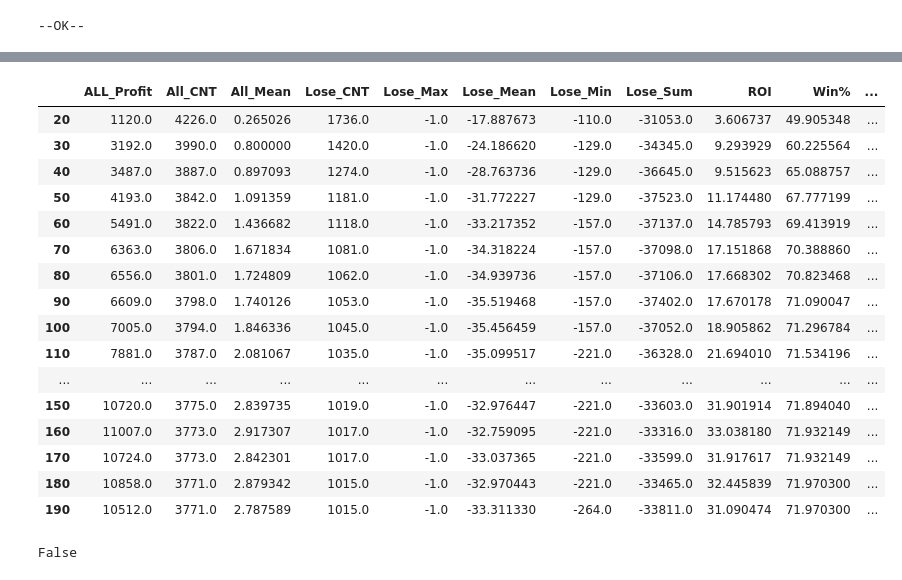
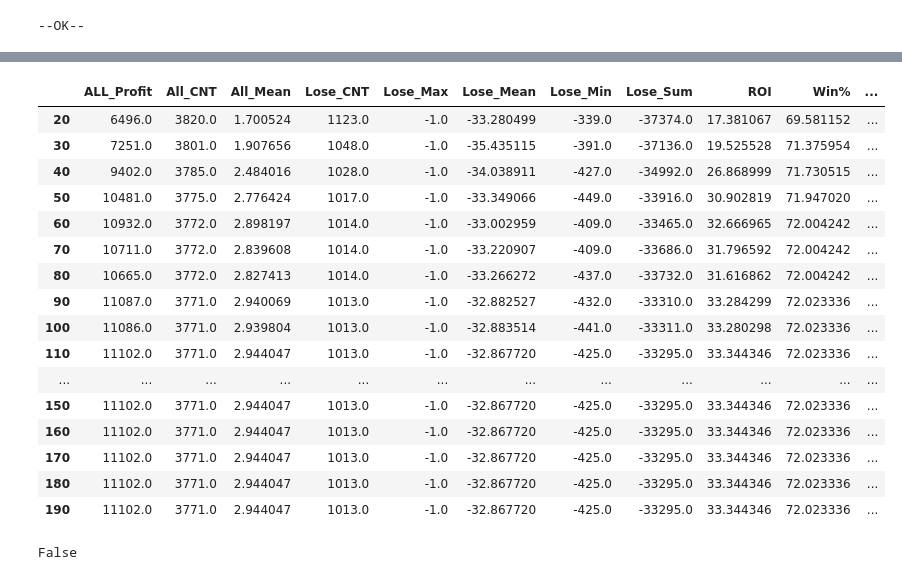
Before and after one commit to che7611/test2, a Jupyter notebook: sa_macd.ipynb, the cells around one changed output, grey strips where cells are left out. Drawn from its saved outputs; the diff is of its cells as text; code cells hidden in the pictures.

```diff
--- a/sa_macd.ipynb
+++ b/sa_macd.ipynb
@@ -28,6 +29,7 @@ class bt_std(bt):
     #测试参数-----------------------------------------------------------------------
     def trade_para(self):
         self.Stop_Diff=60
+        self.Stop_Macd_CNT=40
 
     def trade_main(self):
         cont=self.Macd_State in ['red','green']
@@ -95,7 +97,8 @@ class bt_std(bt):
         cont1=row['close']<trade['stop_price'] and trade['state']=='buy'
         cont2=row['close']>trade['stop_price'] and trade['state']=='sell'
         cont3=macd['day_no']==trade['macd_day_no']+1
-        if any([cont3,cont1,cont2]):
+        cont4=macd['cnt']>self.Stop_Macd_CNT
+        if any([cont1,cont2,cont3]):
             trade['close']=row['close']
             trade['close_type']='std'if cont3 else 'stop'
             trade['close_idx']=self._para['day_no']
@@ -130,6 +133,8 @@ print("--OK--")
 time1=dt.datetime.now()
 print(time1)
 test=bt_std(hf)
+test.Stop_Diff=200
+test.Stop_Macd_CNT=60
 test.prod_all()
 # test.prod_test('HSI1109')
 time2=dt.datetime.now()
@@ -150,7 +192,7 @@ df={}
 for i in range(20,200,10):
     print(i)
     test=bt_std(hf,index='HSI')
-    test.Stop_Diff=i
+    test.Stop_Macd_CNT=i
     test.prod_all()
 #     test.prod_test('HSI1903')
     df[i]=pd.DataFrame(test._res['trade'])
@@ -182,20 +224,20 @@ pd.DataFrame(TestAll).T
 |  | ALL_Profit | All_CNT | All_Mean | Lose_CNT | Lose_Max | Lose_Mean | Lose_Min | Lose_Sum | ROI | Win% | ... |
-| 20 | 1120.0 | 4226.0 | 0.265026 | 1736.0 | -1.0 | -17.887673 | -110.0 | -31053.0 | 3.606737 | 49.905348 | ... |
-| 30 | 3192.0 | 3990.0 | 0.800000 | 1420.0 | -1.0 | -24.186620 | -129.0 | -34345.0 | 9.293929 | 60.225564 | ... |
-| 40 | 3487.0 | 3887.0 | 0.897093 | 1274.0 | -1.0 | -28.763736 | -129.0 | -36645.0 | 9.515623 | 65.088757 | ... |
-| 50 | 4193.0 | 3842.0 | 1.091359 | 1181.0 | -1.0 | -31.772227 | -129.0 | -37523.0 | 11.174480 | 67.777199 | ... |
-| 60 | 5491.0 | 3822.0 | 1.436682 | 1118.0 | -1.0 | -33.217352 | -157.0 | -37137.0 | 14.785793 | 69.413919 | ... |
-| 70 | 6363.0 | 3806.0 | 1.671834 | 1081.0 | -1.0 | -34.318224 | -157.0 | -37098.0 | 17.151868 | 70.388860 | ... |
-| 80 | 6556.0 | 3801.0 | 1.724809 | 1062.0 | -1.0 | -34.939736 | -157.0 | -37106.0 | 17.668302 | 70.823468 | ... |
-| 90 | 6609.0 | 3798.0 | 1.740126 | 1053.0 | -1.0 | -35.519468 | -157.0 | -37402.0 | 17.670178 | 71.090047 | ... |
-| 100 | 7005.0 | 3794.0 | 1.846336 | 1045.0 | -1.0 | -35.456459 | -157.0 | -37052.0 | 18.905862 | 71.296784 | ... |
-| 110 | 7881.0 | 3787.0 | 2.081067 | 1035.0 | -1.0 | -35.099517 | -221.0 | -36328.0 | 21.694010 | 71.534196 | ... |
+| 20 | 6496.0 | 3820.0 | 1.700524 | 1123.0 | -1.0 | -33.280499 | -339.0 | -37374.0 | 17.381067 | 69.581152 | ... |
+| 30 | 7251.0 | 3801.0 | 1.907656 | 1048.0 | -1.0 | -35.435115 | -391.0 | -37136.0 | 19.525528 | 71.375954 | ... |
+| 40 | 9402.0 | 3785.0 | 2.484016 | 1028.0 | -1.0 | -34.038911 | -427.0 | -34992.0 | 26.868999 | 71.730515 | ... |
+| 50 | 10481.0 | 3775.0 | 2.776424 | 1017.0 | -1.0 | -33.349066 | -449.0 | -33916.0 | 30.902819 | 71.947020 | ... |
+| 60 | 10932.0 | 3772.0 | 2.898197 | 1014.0 | -1.0 | -33.002959 | -409.0 | -33465.0 | 32.666965 | 72.004242 | ... |
+| 70 | 10711.0 | 3772.0 | 2.839608 | 1014.0 | -1.0 | -33.220907 | -409.0 | -33686.0 | 31.796592 | 72.004242 | ... |
+| 80 | 10665.0 | 3772.0 | 2.827413 | 1014.0 | -1.0 | -33.266272 | -437.0 | -33732.0 | 31.616862 | 72.004242 | ... |
+| 90 | 11087.0 | 3771.0 | 2.940069 | 1013.0 | -1.0 | -32.882527 | -432.0 | -33310.0 | 33.284299 | 72.023336 | ... |
+| 100 | 11086.0 | 3771.0 | 2.939804 | 1013.0 | -1.0 | -32.883514 | -441.0 | -33311.0 | 33.280298 | 72.023336 | ... |
+| 110 | 11102.0 | 3771.0 | 2.944047 | 1013.0 | -1.0 | -32.867720 | -425.0 | -33295.0 | 33.344346 | 72.023336 | ... |
 | ... | ... | ... | ... | ... | ... | ... | ... | ... | ... | ... | ... |
-| 150 | 10720.0 | 3775.0 | 2.839735 | 1019.0 | -1.0 | -32.976447 | -221.0 | -33603.0 | 31.901914 | 71.894040 | ... |
-| 160 | 11007.0 | 3773.0 | 2.917307 | 1017.0 | -1.0 | -32.759095 | -221.0 | -33316.0 | 33.038180 | 71.932149 | ... |
-| 170 | 10724.0 | 3773.0 | 2.842301 | 1017.0 | -1.0 | -33.037365 | -221.0 | -33599.0 | 31.917617 | 71.932149 | ... |
-| 180 | 10858.0 | 3771.0 | 2.879342 | 1015.0 | -1.0 | -32.970443 | -221.0 | -33465.0 | 32.445839 | 71.970300 | ... |
-| 190 | 10512.0 | 3771.0 | 2.787589 | 1015.0 | -1.0 | -33.311330 | -264.0 | -33811.0 | 31.090474 | 71.970300 | ... |
+| 150 | 11102.0 | 3771.0 | 2.944047 | 1013.0 | -1.0 | -32.867720 | -425.0 | -33295.0 | 33.344346 | 72.023336 | ... |
+| 160 | 11102.0 | 3771.0 | 2.944047 | 1013.0 | -1.0 | -32.867720 | -425.0 | -33295.0 | 33.344346 | 72.023336 | ... |
+| 170 | 11102.0 | 3771.0 | 2.944047 | 1013.0 | -1.0 | -32.867720 | -425.0 | -33295.0 | 33.344346 | 72.023336 | ... |
+| 180 | 11102.0 | 3771.0 | 2.944047 | 1013.0 | -1.0 | -32.867720 | -425.0 | -33295.0 | 33.344346 | 72.023336 | ... |
+| 190 | 11102.0 | 3771.0 | 2.944047 | 1013.0 | -1.0 | -32.867720 | -425.0 | -33295.0 | 33.344346 | 72.023336 | ... |
 # %%
 test.Macd_State
 test._para['trade_p']
```
Also changed, not shown: parts of 14 cells of this notebook, 1 other file.
